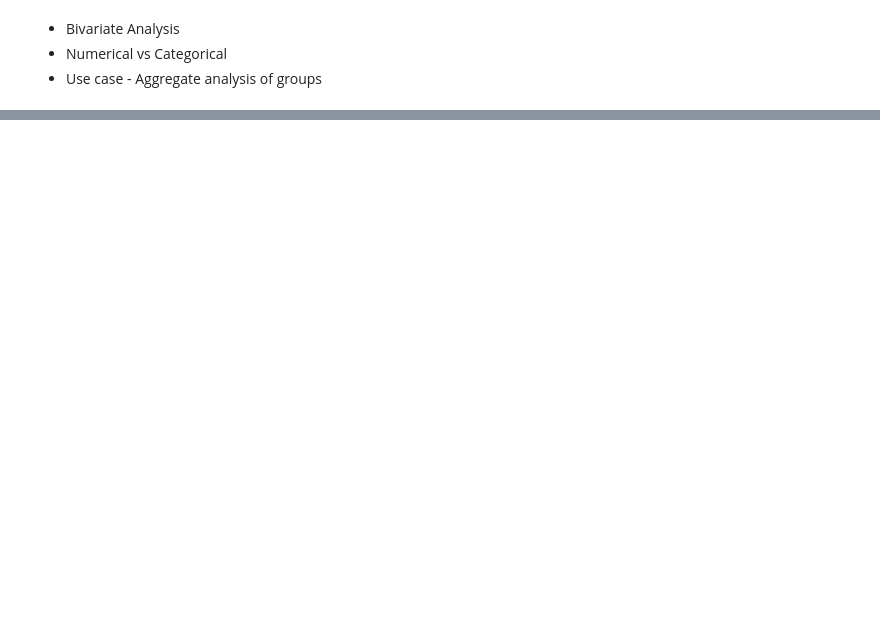
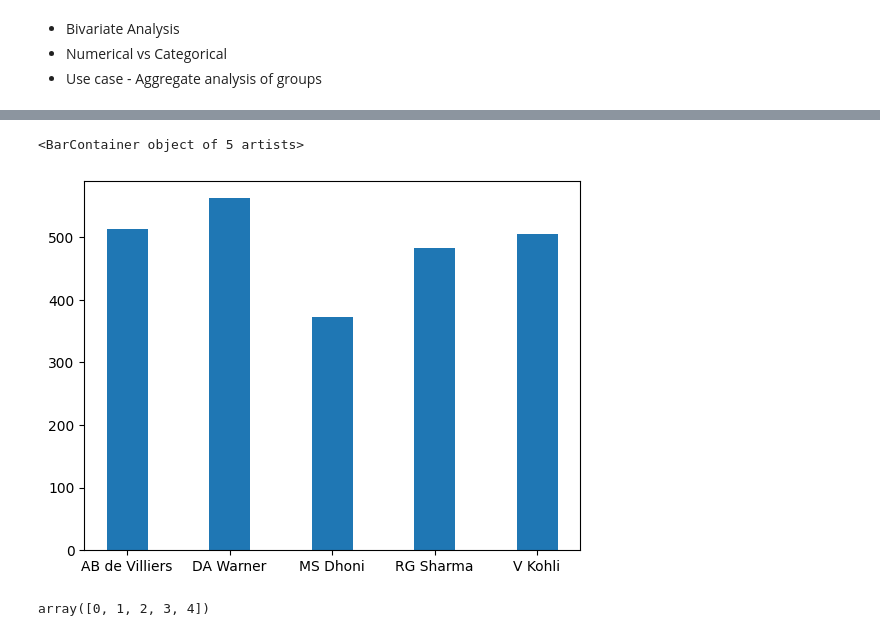
Before and after one commit to adilkamal2478/Adil_Pandas_campusx, a Jupyter notebook: Pandas_my_notes_session_23.ipynb, the cells around one changed output, grey strips where cells are left out. Saved outputs shown, nothing was run; the diff lists cells and outputs as text; code cells hidden in the pictures; blank space fills up the shorter version.

```diff
--- a/Pandas_my_notes_session_23.ipynb
+++ b/Pandas_my_notes_session_23.ipynb
@@ -261,0 +279,5 @@ plt.plot(tips['total_bill'],tips['tip'] , 'o')
+# %%
+# multiple bar chart
+
+df = pd.read_csv('/content/drive/MyDrive/Matplotlib_CampusX/Session_23/batsman_season_record.csv')
+df
@@ -261,0 +291,11 @@ plt.plot(tips['total_bill'],tips['tip'] , 'o')
+# %%
+plt.bar(df['batsman'] , df['2015'] , width=0.4)
+# %% [output]
+<BarContainer object of 5 artists>
+[figure, added]
+# %%
+np.arange(df.shape[0])
+
+# this gives the number of elemts for x axis
+# %% [output]
+array([0, 1, 2, 3, 4])
```
Also changed, not shown: parts of 8 cells of this notebook.
